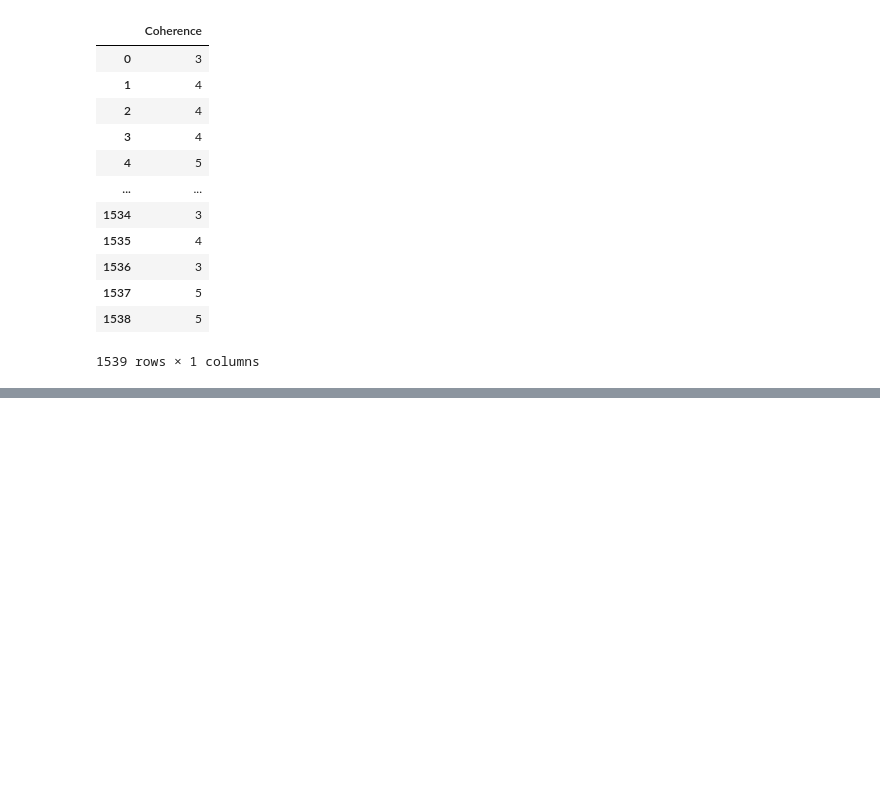
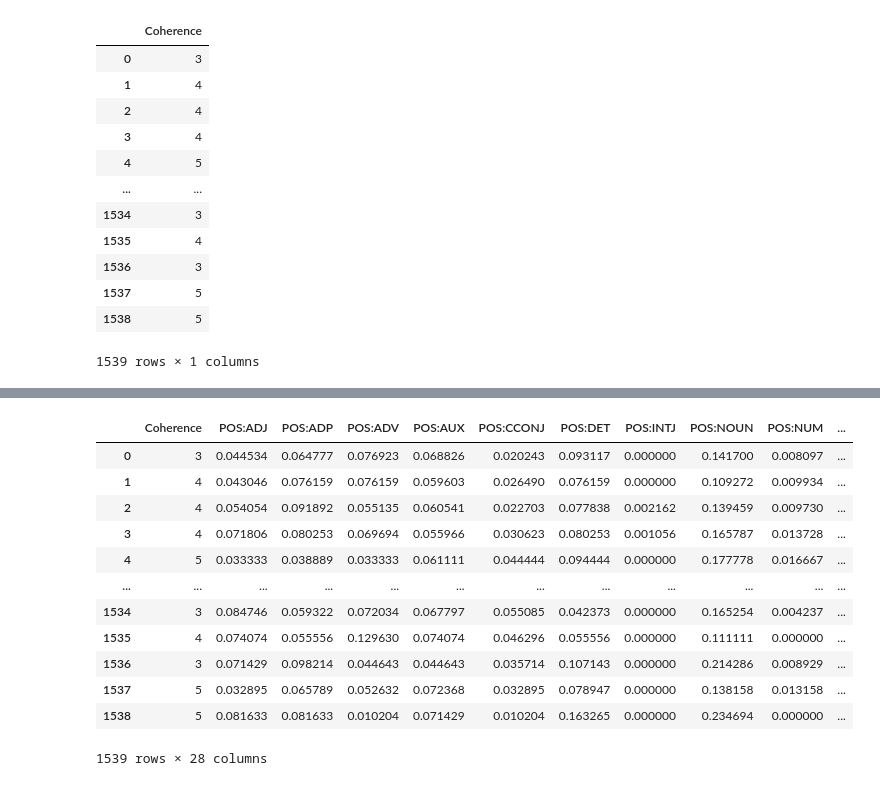
Before and after one commit to emilia-cichocki/Final_Project_LING_430, a Jupyter notebook: spacy_features.ipynb, the cells around one changed output, grey strips where cells are left out. Drawn from its saved outputs; the diff is of its cells as text; code cells hidden in the pictures; blank space fills up the shorter version.

```diff
--- a/spacy_features.ipynb
+++ b/spacy_features.ipynb
@@ -85,0 +102,51 @@ X
+# %%
+# Number of words per utterance
+
+for i, story in enumerate(story_lists):
+    sentence_lengths = []
+    for sentence in story:
+        replaced_sentence = re.sub(r'[^A-Za-z0-9\s]', '', sentence)
+        replaced_sentence = re.sub(r' +|\n', ' ', replaced_sentence)
+        split_sentence = replaced_sentence.split(' ')
+        split_sentence = [word for word in split_sentence if word != '']
+        length = len(split_sentence)
+        sentence_lengths.append(length)
+
+    sentence_array = np.array(sentence_lengths)
+    mean = np.nanmean(sentence_lengths)
+    spacy_linguistic_features.loc[i, 'n_words_per_utterance'] = mean
+# %%
+# Logical operators (and, not, or, if ... then)
+
+logical_operators = [
+    (r' and[!?\-,.:;\'"\s]'), # TODO: account for And at the beginning of a sentence (^And?)
+    (r' not[!?\-,.:;\'"\s]'),
+    (r' or[!?\-,.:;\'"\s]'),
+    (r' (if) (.*?)(then)[!?\-…,.:;\'"\s]')]
+
+for i in range(len(story_lists)):
+    logical_operator_number = []
+    current_list = story_lists[i]
+    for j in range(len(current_list)):
+        string = current_list[j]
+        for pattern in logical_operators:
+            match = re.findall(pattern, string, flags = re.IGNORECASE)
+            n_operators = len(match)
+            logical_operator_number.append(n_operators)
+    spacy_linguistic_features.loc[i, 'n_logical_operators'] = np.sum(logical_operator_number)
+
+display(spacy_linguistic_features)
+# %% [output]
+|  | Coherence | POS:ADJ | POS:ADP | POS:ADV | POS:AUX | POS:CCONJ | POS:DET | POS:INTJ | POS:NOUN | POS:NUM | ... |
+| 0 | 3 | 0.044534 | 0.064777 | 0.076923 | 0.068826 | 0.020243 | 0.093117 | 0.000000 | 0.141700 | 0.008097 | ... |
+| 1 | 4 | 0.043046 | 0.076159 | 0.076159 | 0.059603 | 0.026490 | 0.076159 | 0.000000 | 0.109272 | 0.009934 | ... |
+| 2 | 4 | 0.054054 | 0.091892 | 0.055135 | 0.060541 | 0.022703 | 0.077838 | 0.002162 | 0.139459 | 0.009730 | ... |
+| 3 | 4 | 0.071806 | 0.080253 | 0.069694 | 0.055966 | 0.030623 | 0.080253 | 0.001056 | 0.165787 | 0.013728 | ... |
+| 4 | 5 | 0.033333 | 0.038889 | 0.033333 | 0.061111 | 0.044444 | 0.094444 | 0.000000 | 0.177778 | 0.016667 | ... |
+| ... | ... | ... | ... | ... | ... | ... | ... | ... | ... | ... | ... |
+| 1534 | 3 | 0.084746 | 0.059322 | 0.072034 | 0.067797 | 0.055085 | 0.042373 | 0.000000 | 0.165254 | 0.004237 | ... |
+| 1535 | 4 | 0.074074 | 0.055556 | 0.129630 | 0.074074 | 0.046296 | 0.055556 | 0.000000 | 0.111111 | 0.000000 | ... |
+| 1536 | 3 | 0.071429 | 0.098214 | 0.044643 | 0.044643 | 0.035714 | 0.107143 | 0.000000 | 0.214286 | 0.008929 | ... |
+| 1537 | 5 | 0.032895 | 0.065789 | 0.052632 | 0.072368 | 0.032895 | 0.078947 | 0.000000 | 0.138158 | 0.013158 | ... |
+| 1538 | 5 | 0.081633 | 0.081633 | 0.010204 | 0.071429 | 0.010204 | 0.163265 | 0.000000 | 0.234694 | 0.000000 | ... |
+1539 rows × 28 columns
```
Also changed, not shown: parts of 21 cells of this notebook, 23 other files.
